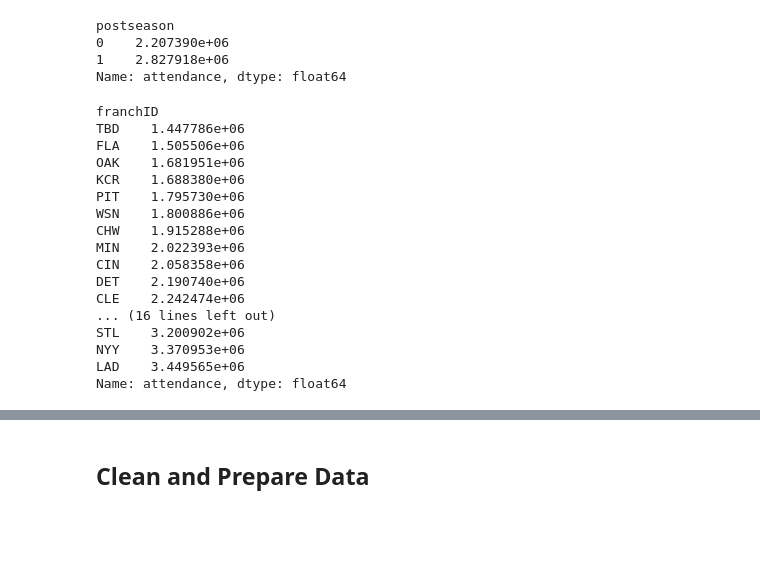
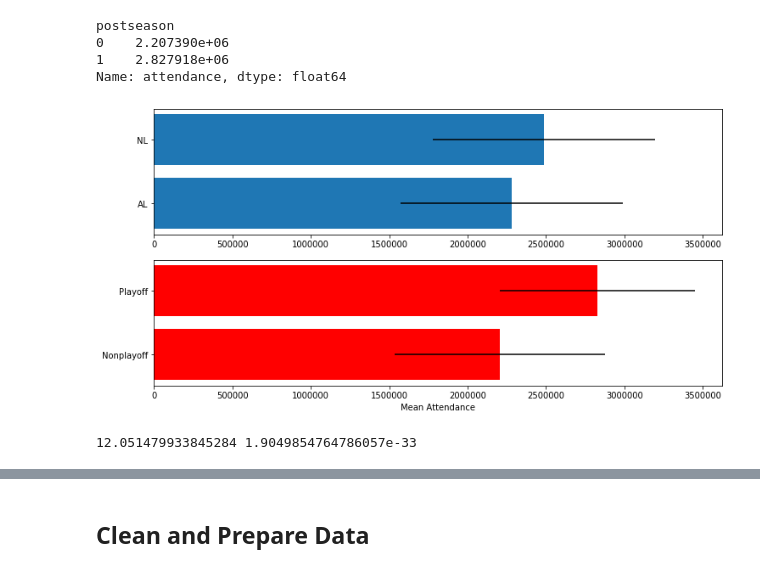
Before and after one commit to artificial-life9/Coursera_Capstone, a Jupyter notebook: Battle_of_Neighborhoods.ipynb, the cells around one changed output, grey strips where cells are left out. Cells and saved outputs as stored; diff of their text form; code cells hidden in the pictures; blank space fills up the shorter version.

```diff
--- a/Battle_of_Neighborhoods.ipynb
+++ b/Battle_of_Neighborhoods.ipynb
@@ -102,23 +103,25 @@ postseason
 0    2.207390e+06
 1    2.827918e+06
 Name: attendance, dtype: float64
-# %%
-print(team_df.groupby('franchID')['attendance'].mean().sort_values())
-# %% [output]
-franchID
-TBD    1.447786e+06
-FLA    1.505506e+06
-OAK    1.681951e+06
-KCR    1.688380e+06
-PIT    1.795730e+06
-WSN    1.800886e+06
-CHW    1.915288e+06
-MIN    2.022393e+06
-CIN    2.058358e+06
-DET    2.190740e+06
-CLE    2.242474e+06
-... (16 lines left out)
-STL    3.200902e+06
-NYY    3.370953e+06
-LAD    3.449565e+06
-Name: attendance, dtype: float64
+# %%
+plt.figure(figsize=(12,6))
+ax1 = plt.subplot(2, 1, 1)
+league = team_df.groupby('lgID')['attendance'].mean()
+league_std = team_df.groupby('lgID')['attendance'].std()
+plt.barh(league.index, league.values, xerr=league_std)
+plt.subplot(2, 1, 2, sharex=ax1)
+post = postseason_df.groupby('postseason')['attendance'].mean()
+post_std = postseason_df.groupby('postseason')['attendance'].std()
+plt.barh(['Nonplayoff', 'Playoff'], post.values, color='r', xerr=post_std)
+plt.savefig('league_and_playoff_bar')
+plt.xlabel('Mean Attendance')
+plt.show()
+# %% [output]
+[figure, added]
+# %%
+a = postseason_df[postseason_df['postseason'] == 1]['attendance']
+b = postseason_df[postseason_df['postseason'] == 0]['attendance']
+tstat, pvalue = sm.stats.CompareMeans.from_data(a, b).ztest_ind(usevar='unequal')
+print(tstat, pvalue)
+# %% [output]
+12.051479933845284 1.9049854764786057e-33
```
Also changed, not shown: parts of 7 cells of this notebook.
